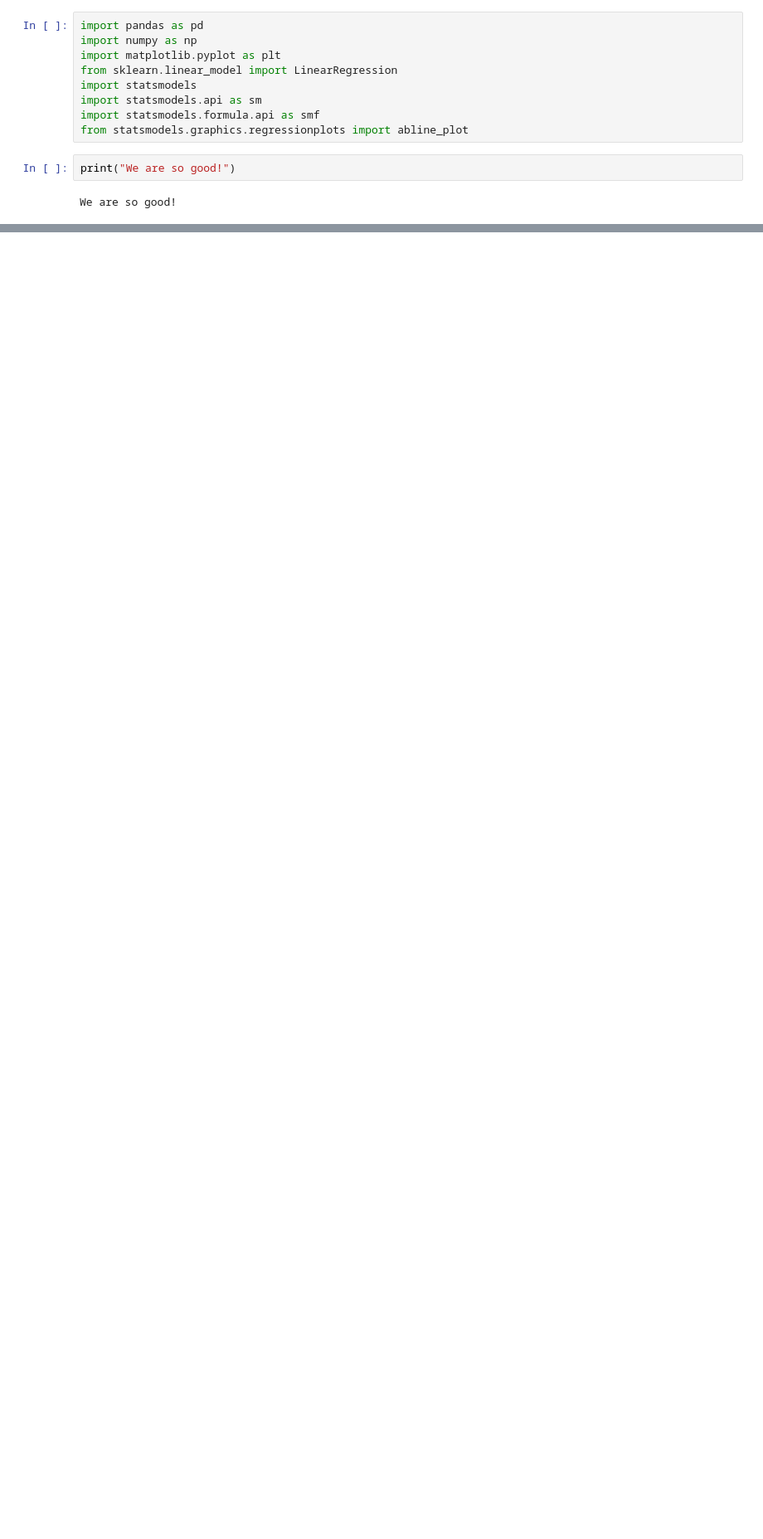
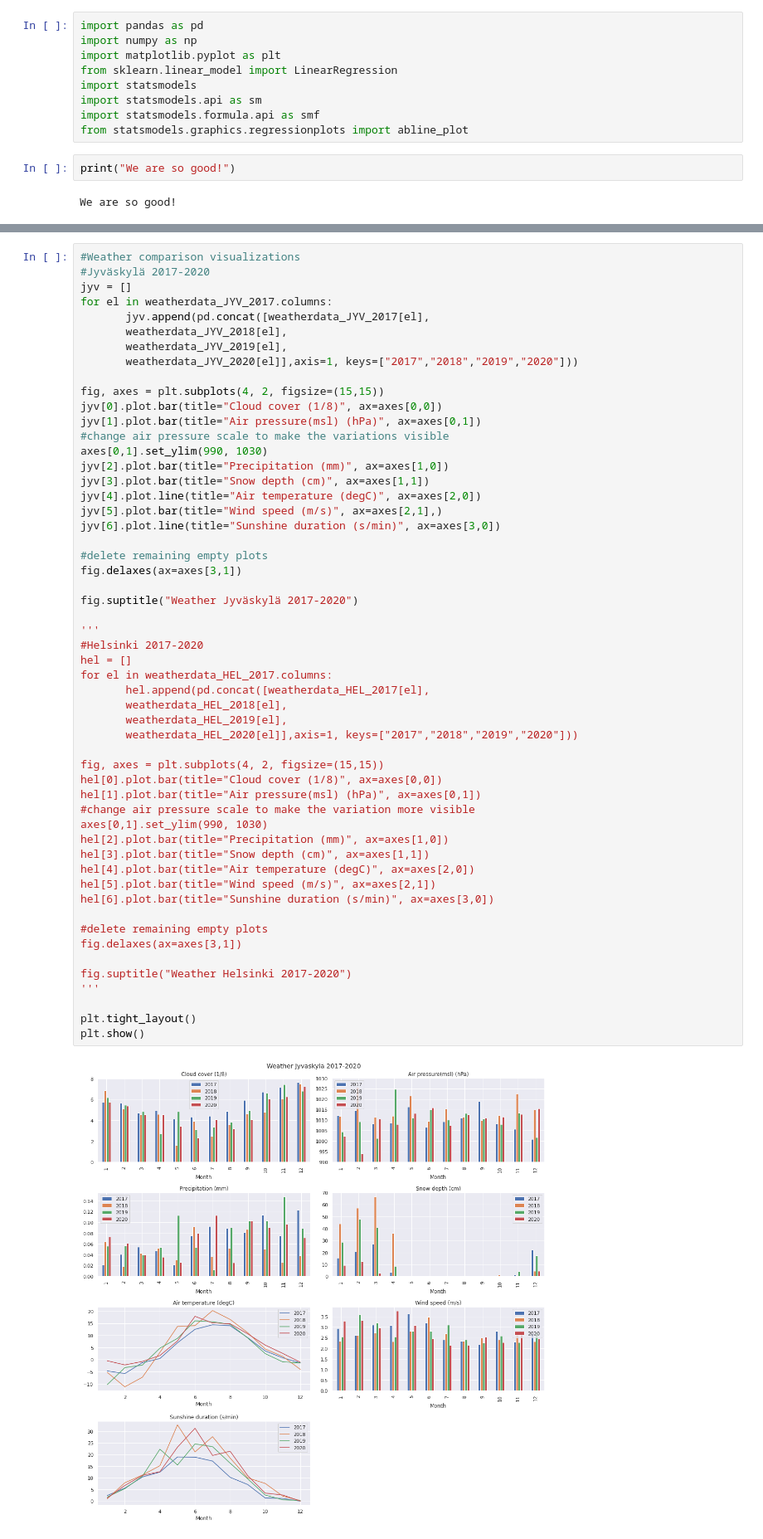
Before and after one commit to DataScience-MiniProjects/IDS-MiniProject, a Jupyter notebook: project-notebook.ipynb, the cells around one changed output, grey strips where cells are left out. Shown at 83% size. Drawn from its saved outputs; the diff is of its cells as text; blank space fills up the shorter version.

Commit message:
weather plots

```diff
--- a/project-notebook.ipynb
+++ b/project-notebook.ipynb
@@ -144,6 +144,62 @@ weatherdata_OULU_2017 = load_csv("weather2017-OULU.csv")
 #weatherdata_OULU_2017 = weatherdata_OULU_2017.merge(load_sun_csv("sun2017-OULU.csv"), on="Month")
 
 #weatherdata_HEL_2020.head()
+# %%
+#Weather comparison visualizations
+#Jyväskylä 2017-2020
+jyv = []
+for el in weatherdata_JYV_2017.columns:
+       jyv.append(pd.concat([weatherdata_JYV_2017[el],
+       weatherdata_JYV_2018[el],
+       weatherdata_JYV_2019[el],
+       weatherdata_JYV_2020[el]],axis=1, keys=["2017","2018","2019","2020"]))
+
+fig, axes = plt.subplots(4, 2, figsize=(15,15))
+jyv[0].plot.bar(title="Cloud cover (1/8)", ax=axes[0,0])
+jyv[1].plot.bar(title="Air pressure(msl) (hPa)", ax=axes[0,1])
+#change air pressure scale to make the variations visible
+axes[0,1].set_ylim(990, 1030)
+jyv[2].plot.bar(title="Precipitation (mm)", ax=axes[1,0])
+jyv[3].plot.bar(title="Snow depth (cm)", ax=axes[1,1])
+jyv[4].plot.line(title="Air temperature (degC)", ax=axes[2,0])
+jyv[5].plot.bar(title="Wind speed (m/s)", ax=axes[2,1],)
+jyv[6].plot.line(title="Sunshine duration (s/min)", ax=axes[3,0])
+
+#delete remaining empty plots
+fig.delaxes(ax=axes[3,1])
+
+fig.suptitle("Weather Jyväskylä 2017-2020")
+
+'''
+#Helsinki 2017-2020
+hel = []
+for el in weatherdata_HEL_2017.columns:
+       hel.append(pd.concat([weatherdata_HEL_2017[el],
+       weatherdata_HEL_2018[el],
+       weatherdata_HEL_2019[el],
+       weatherdata_HEL_2020[el]],axis=1, keys=["2017","2018","2019","2020"]))
+
+fig, axes = plt.subplots(4, 2, figsize=(15,15))
+hel[0].plot.bar(title="Cloud cover (1/8)", ax=axes[0,0])
+hel[1].plot.bar(title="Air pressure(msl) (hPa)", ax=axes[0,1])
+#change air pressure scale to make the variation more visible
+axes[0,1].set_ylim(990, 1030)
+hel[2].plot.bar(title="Precipitation (mm)", ax=axes[1,0])
+hel[3].plot.bar(title="Snow depth (cm)", ax=axes[1,1])
+hel[4].plot.bar(title="Air temperature (degC)", ax=axes[2,0])
+hel[5].plot.bar(title="Wind speed (m/s)", ax=axes[2,1])
+hel[6].plot.bar(title="Sunshine duration (s/min)", ax=axes[3,0])
+
+#delete remaining empty plots
+fig.delaxes(ax=axes[3,1])
+
+fig.suptitle("Weather Helsinki 2017-2020")
+'''
+
+plt.tight_layout()
+plt.show()
+# %% [output]
+[figure, added]
 # %%
 # LINEAR REGRESSION OF WHOLE DATA
 
```
Also changed, not shown: parts of 4 cells of this notebook.
